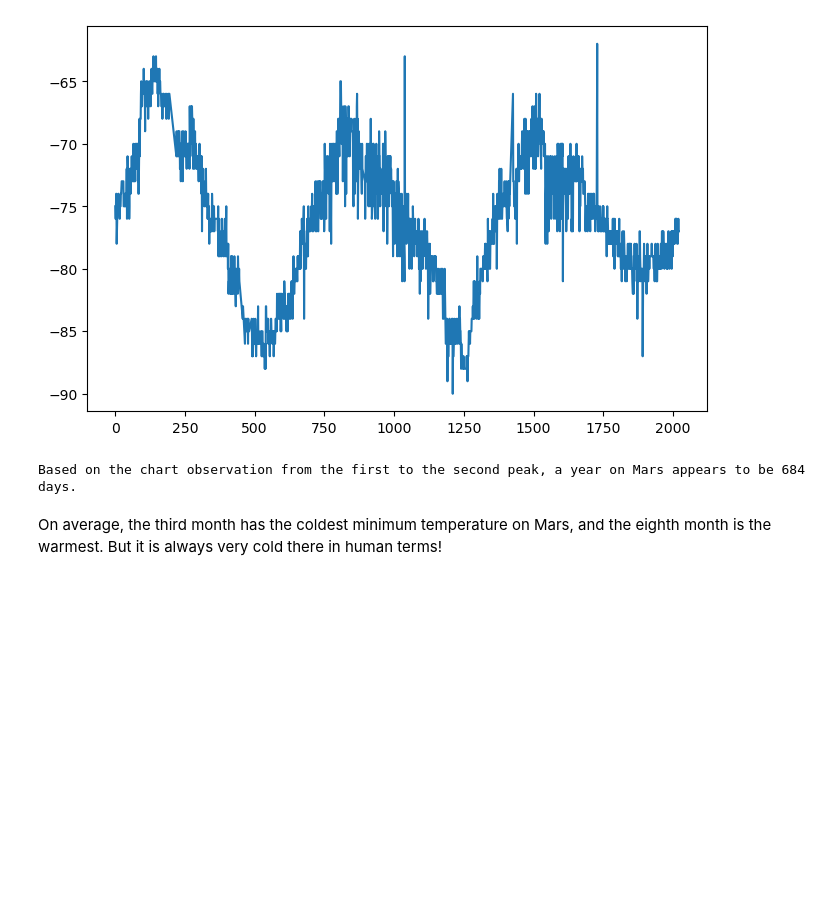
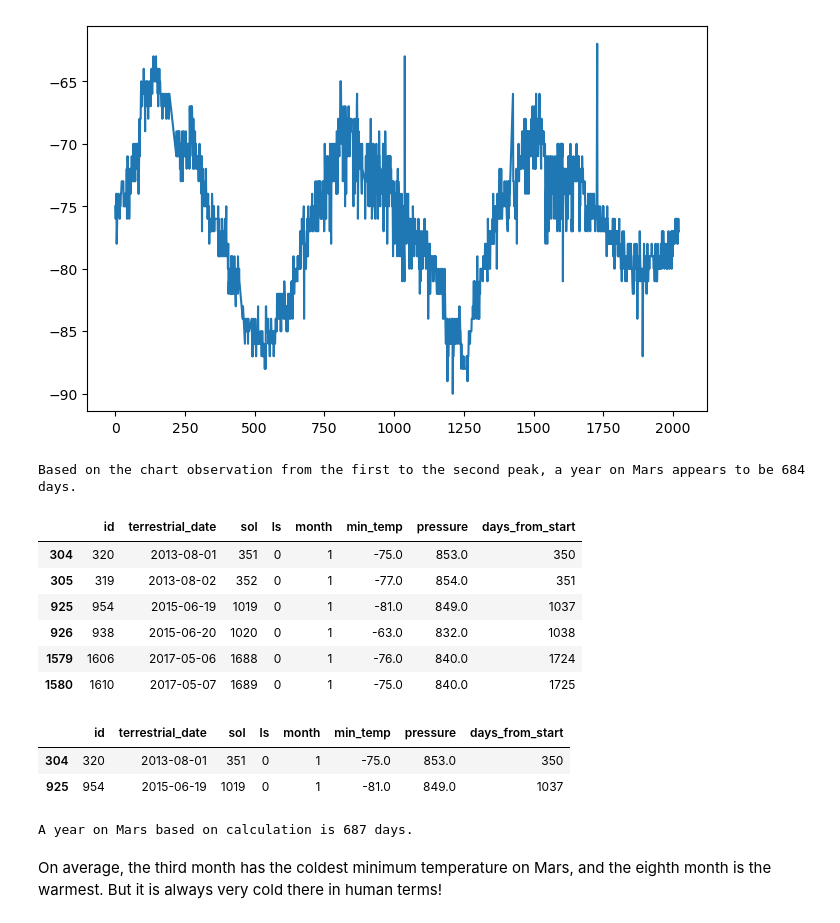
Before and after one commit to moonsunkey/web-scraping, a Jupyter notebook: part_2_mars_weather.ipynb, the cells around one changed output. Cells and saved outputs as stored; diff of their text form; code cells hidden in the pictures; blank space fills up the shorter version.

Commit message:
Added codes to calculate martian year.

```diff
--- a/part_2_mars_weather.ipynb
+++ b/part_2_mars_weather.ipynb
@@ -291,6 +292,38 @@ second_peak_day = 850
 print(f"Based on the chart observation from the first to the second peak, a year on Mars appears to be {second_peak_day-first_peak_day} days.")
 # %% [output]
 Based on the chart observation from the first to the second peak, a year on Mars appears to be 684 days.
+# %%
+#To calculate the exact date:
+#Based on the observation of the dataset, we need to find when ls is 0 and month is 1
+#Setting filters and create a filtered df
+ls_filter=temp_df['ls'] ==0
+month_filter=temp_df['month'] ==1
+first_dates_df=temp_df[ls_filter & month_filter]
+first_dates_df
+# %% [output]
+|  | id | terrestrial_date | sol | ls | month | min_temp | pressure | days_from_start |
+| 304 | 320 | 2013-08-01 | 351 | 0 | 1 | -75.0 | 853.0 | 350 |
+| 305 | 319 | 2013-08-02 | 352 | 0 | 1 | -77.0 | 854.0 | 351 |
+| 925 | 954 | 2015-06-19 | 1019 | 0 | 1 | -81.0 | 849.0 | 1037 |
+| 926 | 938 | 2015-06-20 | 1020 | 0 | 1 | -63.0 | 832.0 | 1038 |
+| 1579 | 1606 | 2017-05-06 | 1688 | 0 | 1 | -76.0 | 840.0 | 1724 |
+| 1580 | 1610 | 2017-05-07 | 1689 | 0 | 1 | -75.0 | 840.0 | 1725 |
+# %%
+#The first and third rows indicate the beginning and ending of a martian year.
+first_dates_df.iloc[[0,2]]
+# %% [output]
+|  | id | terrestrial_date | sol | ls | month | min_temp | pressure | days_from_start |
+| 304 | 320 | 2013-08-01 | 351 | 0 | 1 | -75.0 | 853.0 | 350 |
+| 925 | 954 | 2015-06-19 | 1019 | 0 | 1 | -81.0 | 849.0 | 1037 |
+# %%
+# Calculate the exact days
+date0=dt.date(2013,8,1)
+date3=dt.date(2015,6,19)
+martian_year_days = date3-date0
+martian_year_days_str = str(martian_year_days.days)
+print(f"A year on Mars based on calculation is {martian_year_days_str} days.")
+# %% [output]
+A year on Mars based on calculation is 687 days.
 # %% [markdown]
 On average, the third month has the coldest minimum temperature on Mars, and the eighth month is the warmest. But it is always very cold there in human terms!
 # %% [markdown]
```
Also changed, not shown: parts of 2 cells of this notebook.
